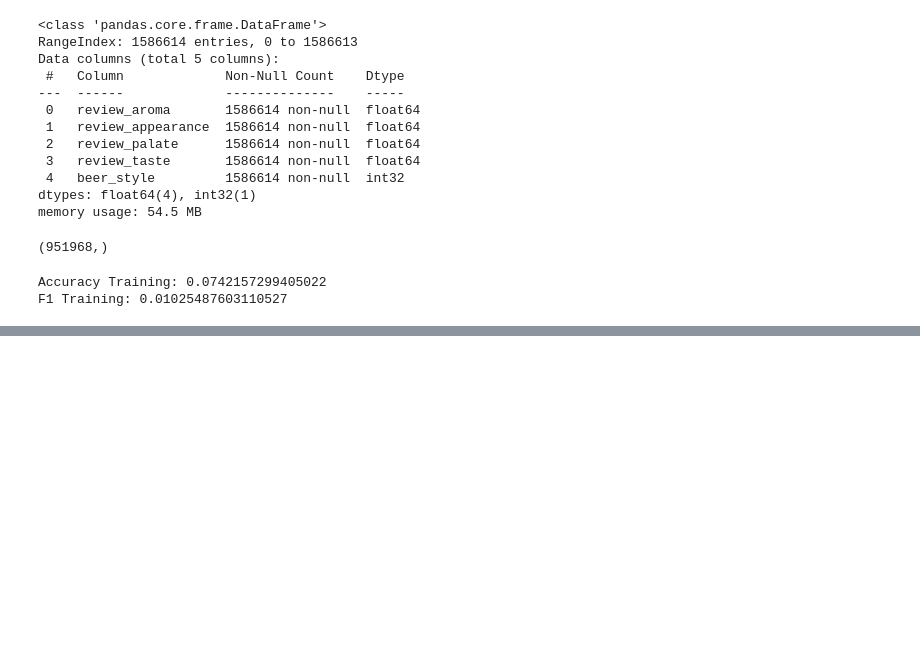
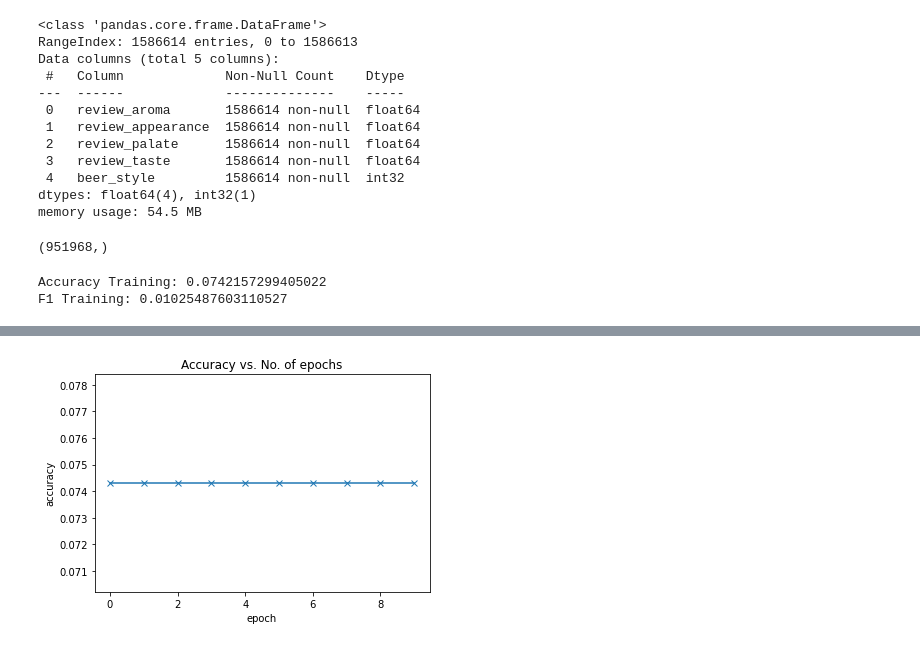
Before and after one commit to freescania/advdsi_at2, a Jupyter notebook: notebooks/Angus_Nicholson_at2_model.ipynb, the cells around one changed output, grey strips where cells are left out. Saved outputs shown, nothing was run; the diff lists cells and outputs as text; code cells hidden in the pictures; blank space fills up the shorter version.

```diff
--- a/notebooks/Angus_Nicholson_at2_model.ipynb
+++ b/notebooks/Angus_Nicholson_at2_model.ipynb
@@ -413,0 +453,4 @@ torch.save(model.state_dict(), r'C:\Users\Angus\Documents\UTS MDSI\Advanced DSI\
+# %%
+plot_accuracies(tstacchistory)
+# %% [output]
+[figure, added]
```
Also changed, not shown: parts of 13 cells of this notebook, 4 other files.
